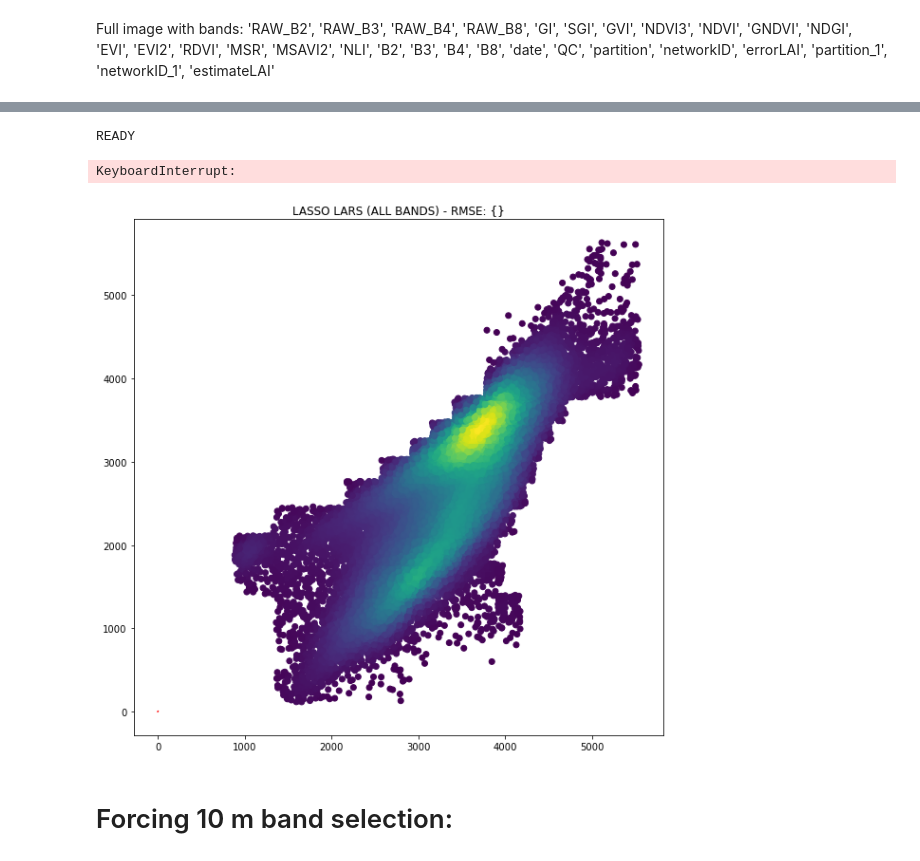
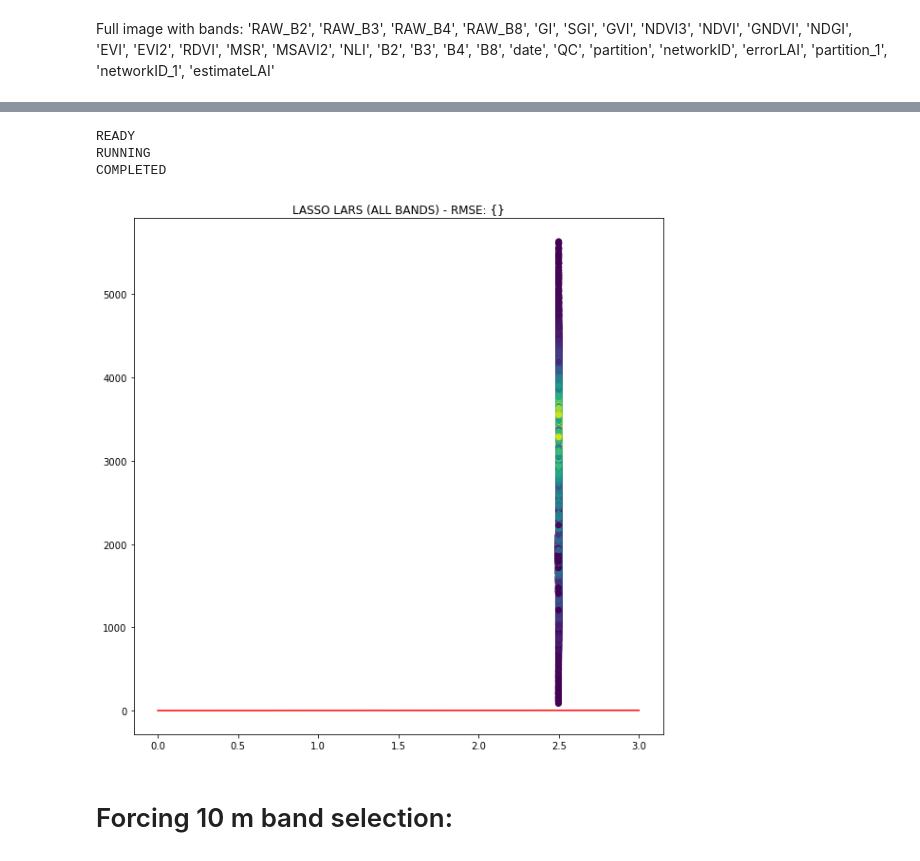
Before and after one commit to kateharvey/ALR-Sentinel2, a Jupyter notebook: working_directory/ALR/3_alr_scatter.ipynb, the cells around one changed output, grey strips where cells are left out. Cells and saved outputs as stored; diff of their text form; code cells hidden in the pictures.

```diff
--- a/working_directory/ALR/3_alr_scatter.ipynb
+++ b/working_directory/ALR/3_alr_scatter.ipynb
@@ -547,7 +550,7 @@ trimmedCollection = trim_data(image=inputImage.updateMask(inputImage.select('est
                                   num_partitions=10)
 
 exportData = ee.batch.Export.table.toDrive(collection=trimmedCollection,
-                                           description="image_data_samples_10m",
+                                           description="skl_test_image_data_samples",
                                            fileFormat="CSV")
 
 # Starting the export data task
@@ -565,23 +568,24 @@ while exportData.active():
 print(ee.data.getTaskStatus(exportData.id)[0]["state"])
 # %% [output]
 READY
+RUNNING
+COMPLETED
-KeyboardInterrupt:
 # %%
-trimmed_data = pd.read_csv('./gdrive/image_data_samples_10m.csv')
+trimmed_data = pd.read_csv('./gdrive/skl_test_image_data_samples.csv')
 X = trimmed_data.drop(labels=['system:index', '.geo'], axis=1)
 y = trimmed_data.estimateLAI
 # %%
-xy_tf_LAI_test = np.vstack([X['B8'], y])
+xy_tf_LAI_test = np.vstack([X['EVI2'], y])
 z_tf_LAI_test = scipy.stats.gaussian_kde(xy_tf_LAI_test)(xy_tf_LAI_test)
 # %%
 xy = np.linspace(0, 3, 1000)
 fig, ax = plt.subplots(1, 1, figsize=(10,10))
 
-ax.scatter(X['B8'], y, c=z_tf_LAI_test)
+ax.scatter(X['EVI2'], y, c=z_tf_LAI_test)
 ax.plot(xy, xy, c='r')
 ax.title.set_text('LASSO LARS (ALL BANDS) - RMSE: {}')
 # %% [output]
-[figure, old version]
+[figure, new version]
 # %% [markdown]
 # Forcing 10 m band selection:
 # %%
```
Also changed, not shown: parts of 3 cells of this notebook, 2 other files.
